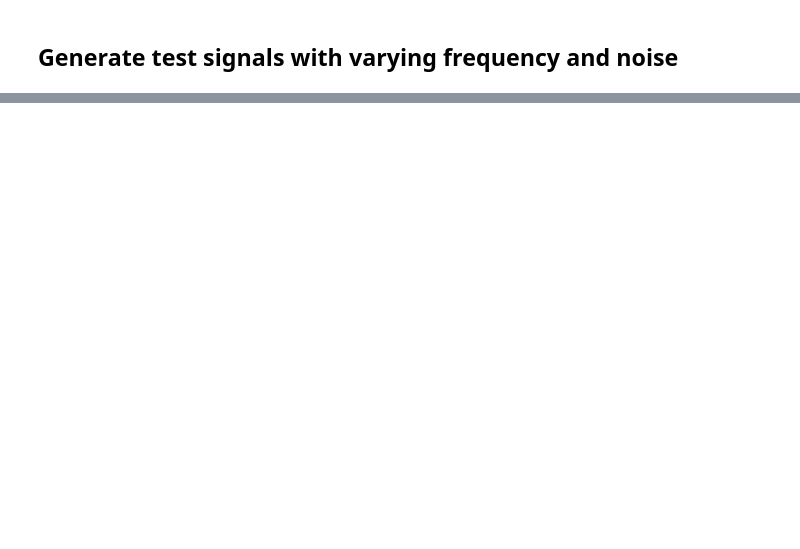
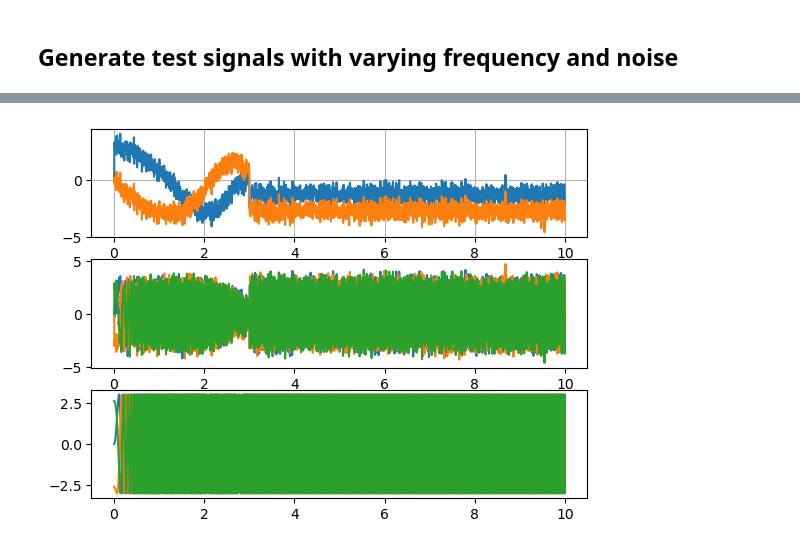
Before and after one commit to ThMRudolf/2023_ProdcutionCellITAM, a Jupyter notebook: CNCTMp1/py/transformationPARK_data_sim.ipynb, the cells around one changed output, grey strips where cells are left out. Drawn from its saved outputs; the diff is of its cells as text; code cells hidden in the pictures; blank space fills up the shorter version.

Commit message:
added transformation ClarkePark from https://pypi.org/project/ClarkePark/

```diff
--- a/CNCTMp1/py/transformationPARK_data_sim.ipynb
+++ b/CNCTMp1/py/transformationPARK_data_sim.ipynb
@@ -86,0 +88,31 @@ plt.show()
+# %%
+## transformation ClarkePark
+IqAFilt = lowpass_filter(I1+noise, 100, 1000)
+IqBFilt = lowpass_filter(I2+noise, 100, 1000)
+IqCFilt = lowpass_filter(I3+noise, 100, 1000)
+#
+alpha, beta, z = ClarkePark.abc_to_alphaBeta0(IqAFilt,IqBFilt,IqCFilt)
+d, q, z = ClarkePark.abc_to_dq0(IqAFilt, IqBFilt,IqCFilt, wt=w_vari*time, delta=0)
+#d, q, z = ClarkePark.abc_to_dq0(I1, I2, I3, wt=w_vari, delta=2*np.pi/3)
+# %%
+
+
+plt.subplot(3,1,1)
+plt.plot(time, d+z, label="Id")
+plt.plot(time, q+z, label="Iq")
+#plt.plot(time, z, label="z")
+plt.grid()
+
+plt.subplot(3,1,3)
+plt.plot(time, I1, label="IA, ideal")
+plt.plot(time, I2, label="IB, ideal")
+plt.plot(time, I3, label="IC, ideal")
+
+
+plt.subplot(3,1,2)
+plt.plot(time, IqAFilt, label="IA, filtered")
+plt.plot(time, IqBFilt, label="IB, filtered")
+plt.plot(time, IqCFilt, label="IC, filtered")
+plt.show()
+# %% [output]
+[figure, added]
```
Also changed, not shown: parts of 5 cells of this notebook.
